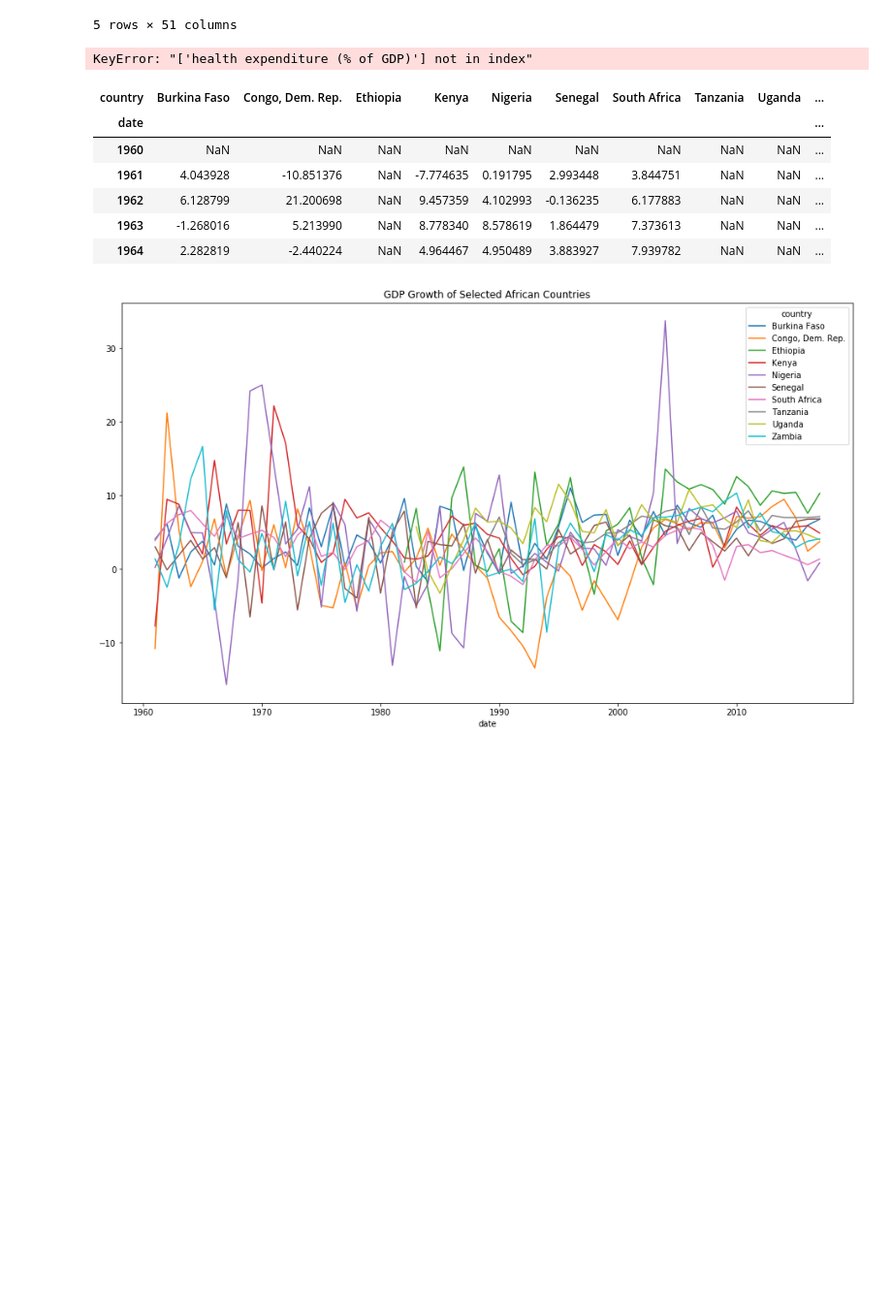
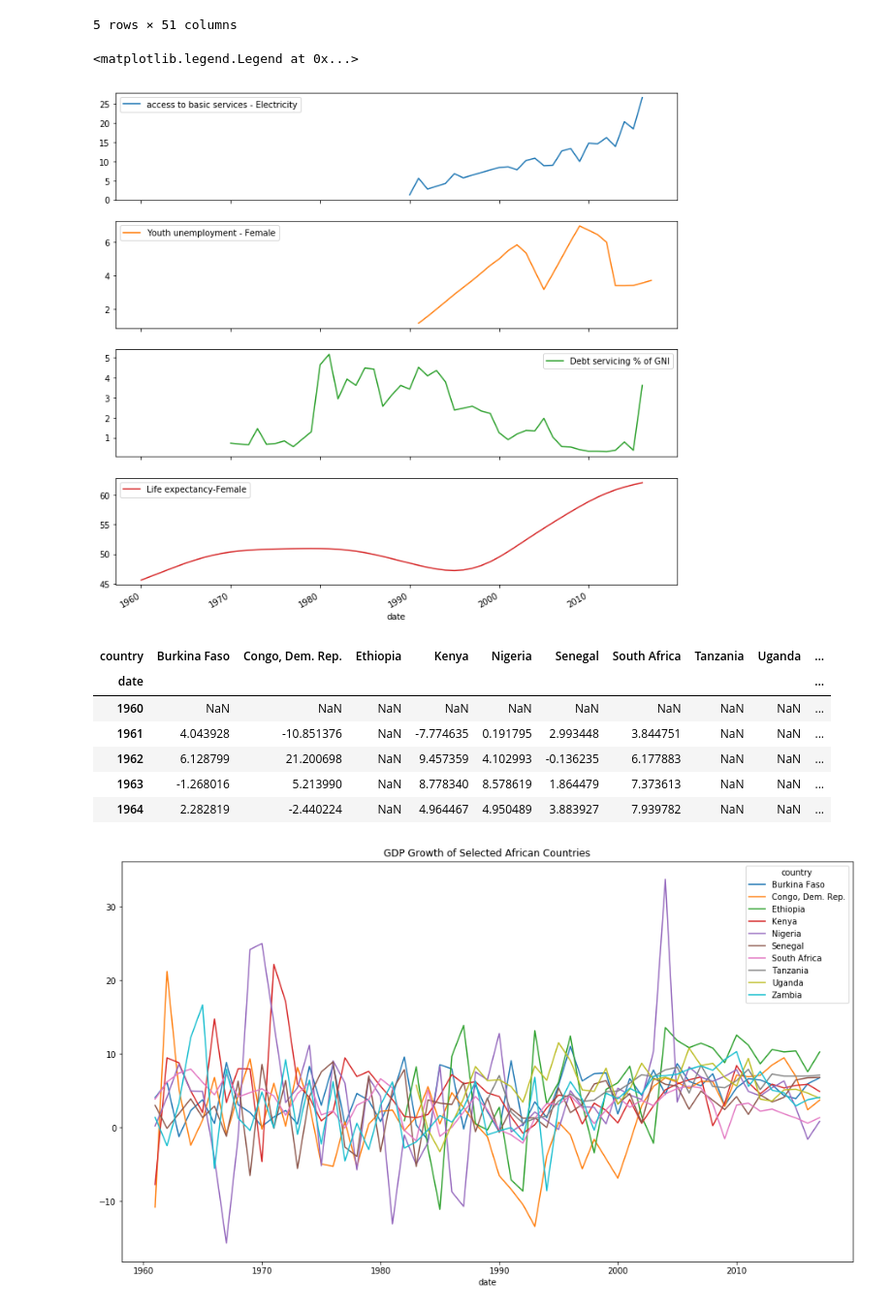
Before and after one commit to robinkiplangat/WB_Data_Wrangling, a Jupyter notebook: wb_data_wrangling.ipynb, the cells around one changed output. Shown at 97% size. Saved outputs shown, nothing was run; the diff lists cells and outputs as text; code cells hidden in the pictures; blank space fills up the shorter version.

```diff
--- a/wb_data_wrangling.ipynb
+++ b/wb_data_wrangling.ipynb
@@ -49,13 +49,14 @@ df.loc['South Africa'].head()
 # %%
 # Plot values on select indicators
 
 ug_df = df.loc['Uganda']
 
-ug_df[['access to basic services - Electricity',health expenditure (% of GDP)',
+ug_df[['access to basic services - Electricity',"Youth unemployment - Female",
        'Debt servicing % of GNI','Life expectancy-Female']].plot(figsize=(12, 12), subplots=True)
 plt.legend(loc='best')
 # %% [output]
-KeyError: "['health expenditure (% of GDP)'] not in index"
+<matplotlib.legend.Legend at 0x...>
+[figure, added]
 # %%
 # Compare countries along their GDP growth
 
```
Also changed, not shown: parts of 7 cells of this notebook.
